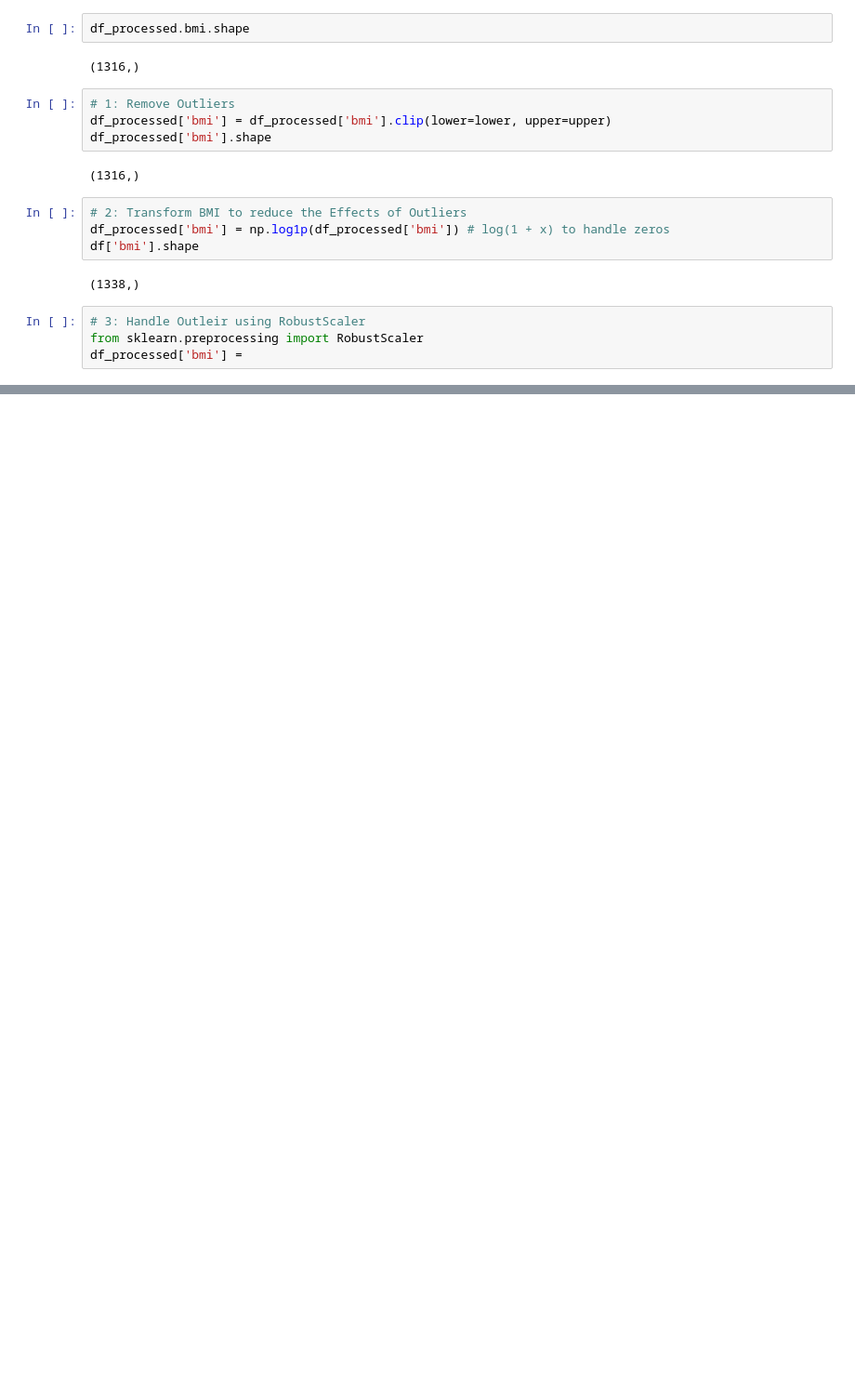
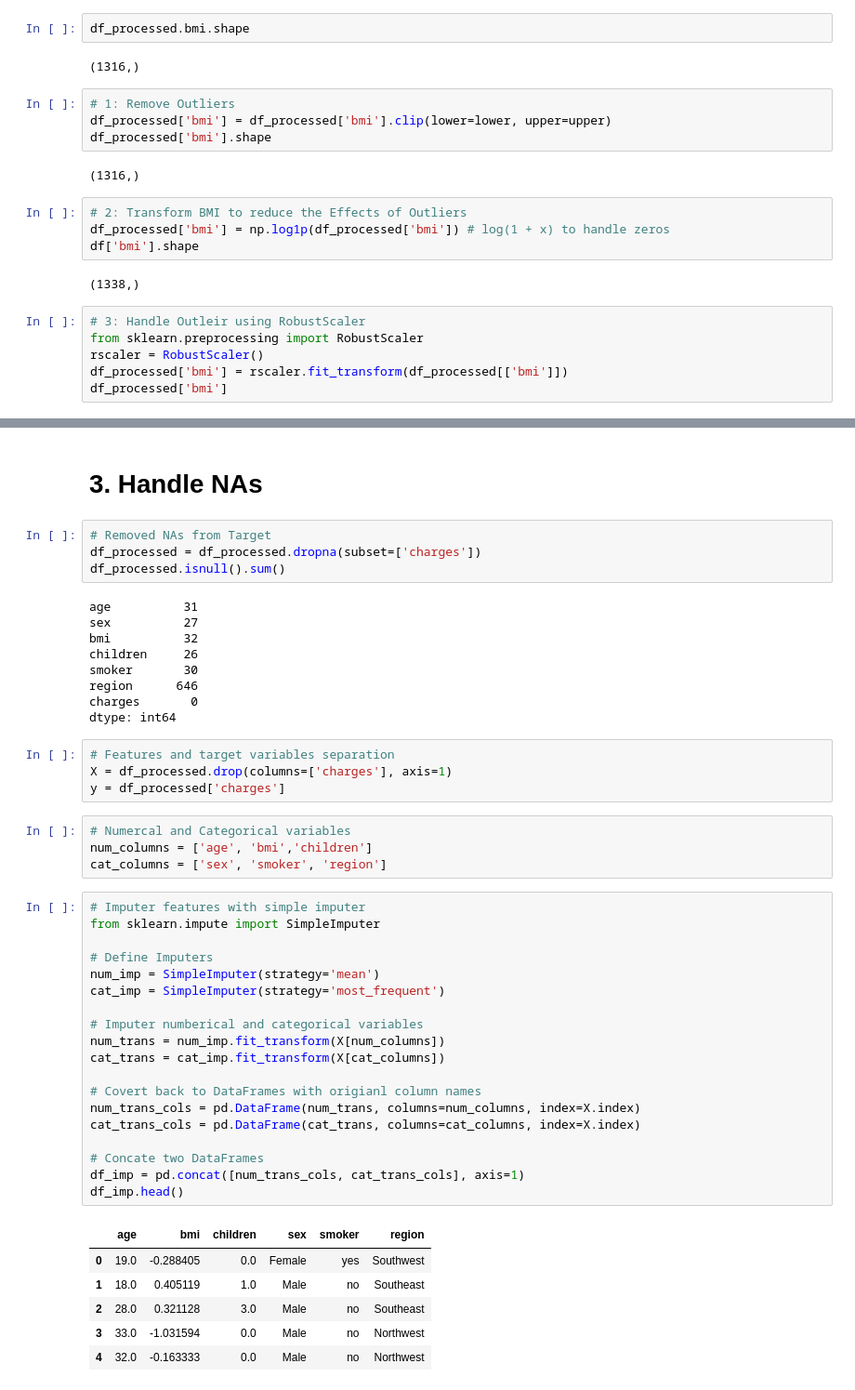
Before and after one commit to jparep/insurance-risk-prediction, a Jupyter notebook: insurance_risk_prediction.ipynb, the cells around one changed output, grey strips where cells are left out. Shown at 93% size. Drawn from its saved outputs; the diff is of its cells as text; blank space fills up the shorter version.

Commit message:
Imputed entire dataframe using SImpleImputer

```diff
--- a/insurance_risk_prediction.ipynb
+++ b/insurance_risk_prediction.ipynb
@@ -464,4 +464,6 @@ df['bmi'].shape
 # %%
 # 3: Handle Outleir using RobustScaler
 from sklearn.preprocessing import RobustScaler
-df_processed['bmi'] =
+rscaler = RobustScaler()
+df_processed['bmi'] = rscaler.fit_transform(df_processed[['bmi']])
+df_processed['bmi']
@@ -467,0 +483,49 @@ df_processed['bmi'] =
+# %% [markdown]
+# 3. Handle NAs
+# %%
+# Removed NAs from Target
+df_processed = df_processed.dropna(subset=['charges'])
+df_processed.isnull().sum()
+# %% [output]
+age          31
+sex          27
+bmi          32
+children     26
+smoker       30
+region      646
+charges       0
+dtype: int64
+# %%
+# Features and target variables separation
+X = df_processed.drop(columns=['charges'], axis=1)
+y = df_processed['charges']
+# %%
+# Numercal and Categorical variables
+num_columns = ['age', 'bmi','children']
+cat_columns = ['sex', 'smoker', 'region']
+# %%
+# Imputer features with simple imputer
+from sklearn.impute import SimpleImputer
+
+# Define Imputers
+num_imp = SimpleImputer(strategy='mean')
+cat_imp = SimpleImputer(strategy='most_frequent')
+
+# Imputer numberical and categorical variables
+num_trans = num_imp.fit_transform(X[num_columns])
+cat_trans = cat_imp.fit_transform(X[cat_columns])
+
+# Covert back to DataFrames with origianl column names
+num_trans_cols = pd.DataFrame(num_trans, columns=num_columns, index=X.index)
+cat_trans_cols = pd.DataFrame(cat_trans, columns=cat_columns, index=X.index)
+
+# Concate two DataFrames
+df_imp = pd.concat([num_trans_cols, cat_trans_cols], axis=1)
+df_imp.head()
+# %% [output]
+|  | age | bmi | children | sex | smoker | region |
+| 0 | 19.0 | -0.288405 | 0.0 | Female | yes | Southwest |
+| 1 | 18.0 | 0.405119 | 1.0 | Male | no | Southeast |
+| 2 | 28.0 | 0.321128 | 3.0 | Male | no | Southeast |
+| 3 | 33.0 | -1.031594 | 0.0 | Male | no | Northwest |
+| 4 | 32.0 | -0.163333 | 0.0 | Male | no | Northwest |
```
Also changed, not shown: parts of 1 cell of this notebook.
